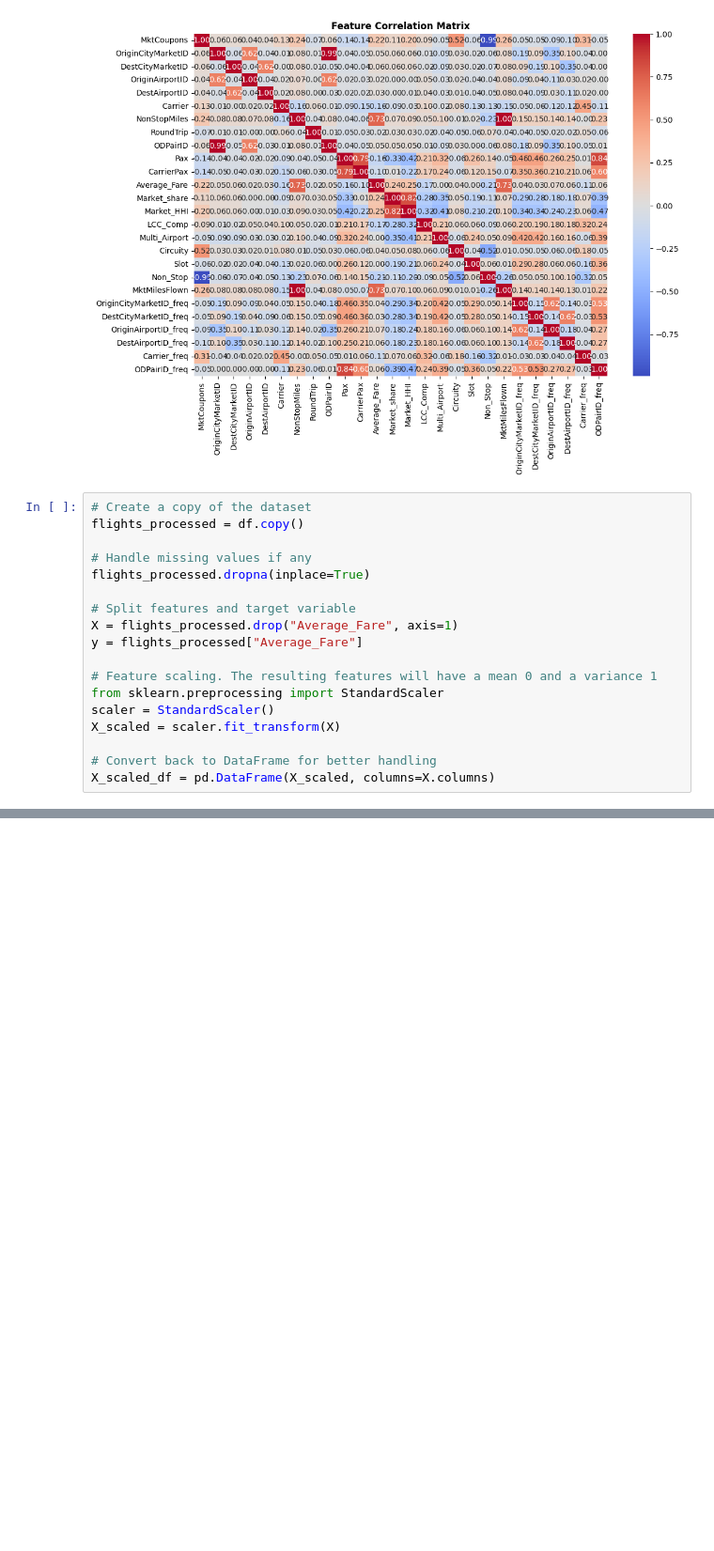
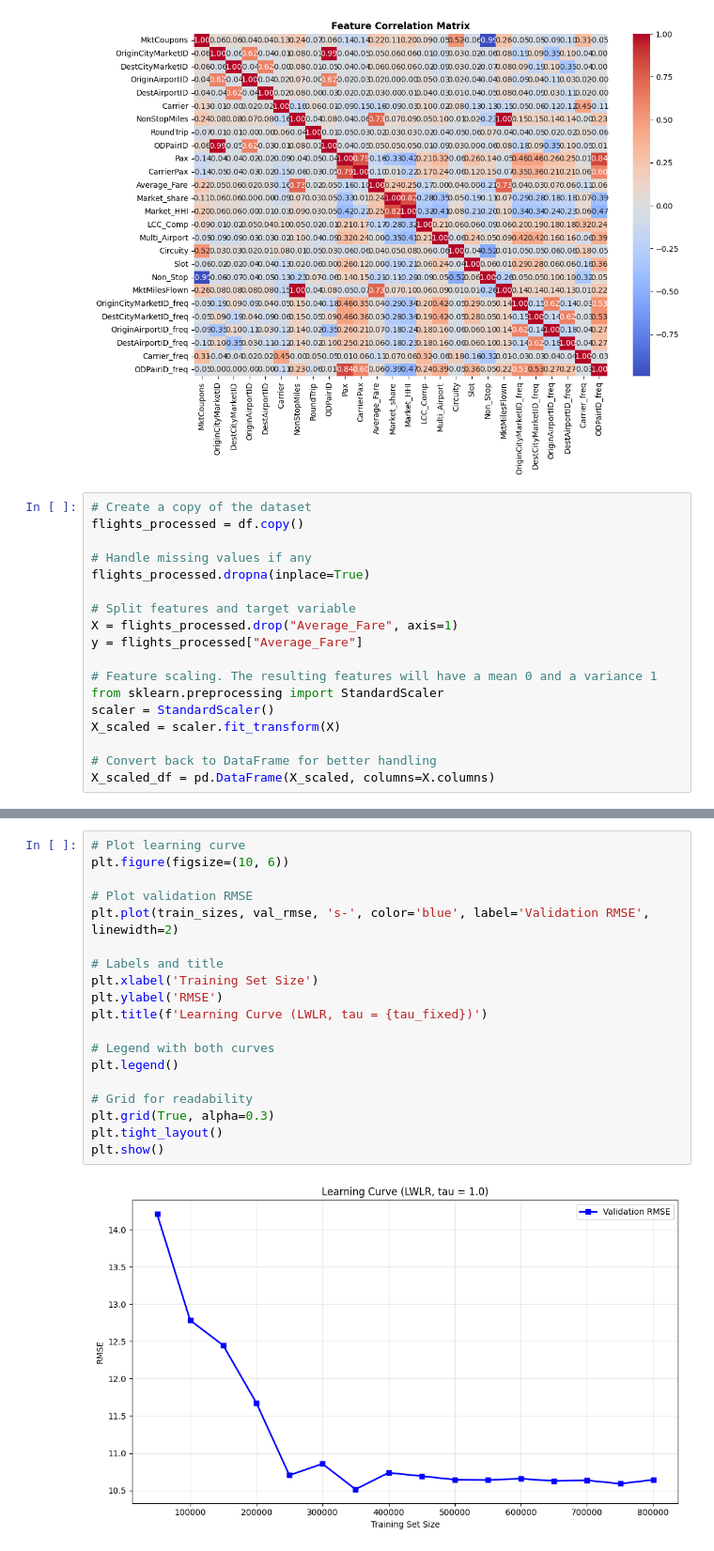
Before and after one commit to davejinyoung/SENG474_flight_pricing_model, a Jupyter notebook: seng474_project_LWLR_model.ipynb, the cells around one changed output, grey strips where cells are left out. Shown at 94% size. Saved outputs shown, nothing was run; the diff lists cells and outputs as text; blank space fills up the shorter version.

```diff
--- a/seng474_project_LWLR_model.ipynb
+++ b/seng474_project_LWLR_model.ipynb
@@ -556,0 +442,21 @@ for idx in query_indices:
+# %%
+# Plot learning curve
+plt.figure(figsize=(10, 6))
+
+# Plot validation RMSE
+plt.plot(train_sizes, val_rmse, 's-', color='blue', label='Validation RMSE', linewidth=2)
+
+# Labels and title
+plt.xlabel('Training Set Size')
+plt.ylabel('RMSE')
+plt.title(f'Learning Curve (LWLR, tau = {tau_fixed})')
+
+# Legend with both curves
+plt.legend()
+
+# Grid for readability
+plt.grid(True, alpha=0.3)
+plt.tight_layout()
+plt.show()
+# %% [output]
+[figure, added]
```
Also changed, not shown: parts of 15 cells of this notebook.
